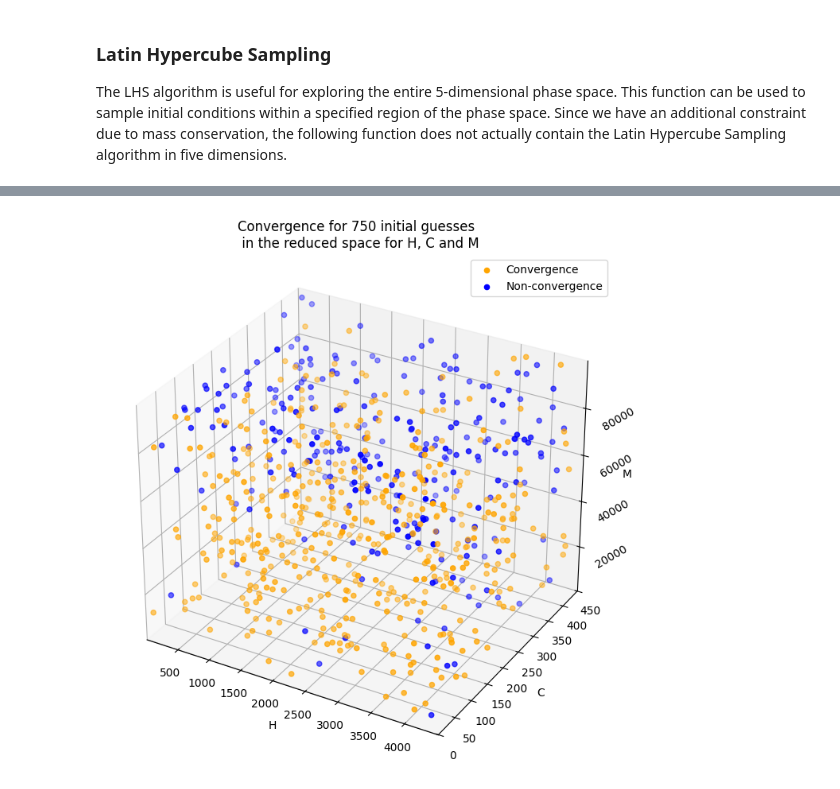
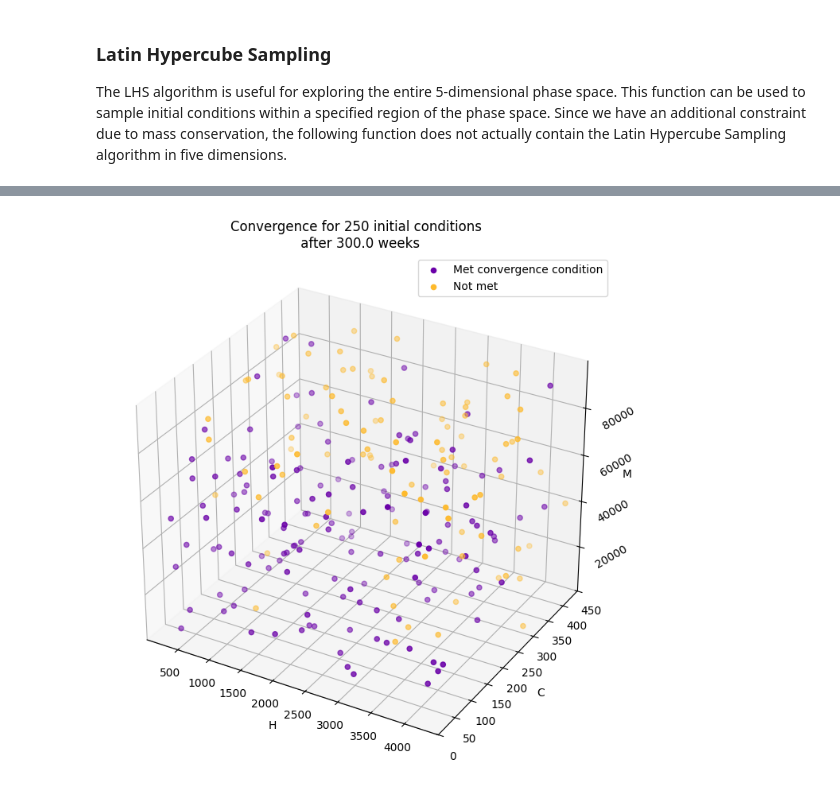
Before and after one commit to Nigritella/thesis_DMD, a Jupyter notebook: convergence_from_different_ic/convergence_from_different_ic.ipynb, the cells around one changed output, grey strips where cells are left out. Drawn from its saved outputs; the diff is of its cells as text; code cells hidden in the pictures.

```diff
--- a/convergence_from_different_ic/convergence_from_different_ic.ipynb
+++ b/convergence_from_different_ic/convergence_from_different_ic.ipynb
@@ -372,20 +356,27 @@ Plot the output of the simulation.
 fig, axes = plt.subplots(n_vars, 1, figsize=(10, 15), sharex=True)
 final = [final_H, final_C, final_M, final_N, final_D, final_R]
 
+cmap = plt.cm.plasma
+colors = cmap(np.linspace(0.35, 0.85, 2))
+color_1 = colors[0]
+color_2 = colors[1]
+
 for i in range(n_vars):
-    axes[i].scatter(sample[condition], final[i][condition], label='convergence', color='orange', marker='.')
-    axes[i].scatter(sample[~condition], final[i][~condition], label='non-convergence', color='blue', marker='.')
+    axes[i].scatter(sample[condition], final[i][condition], label='Met convergence condition', color=color_1, marker='.')
+    axes[i].scatter(sample[~condition], final[i][~condition], label='Not met', color=color_2, marker='.')
     axes[i].set_ylabel(labels[i])
     axes[i].grid(True)
 
 axes[-1].set_xlabel(f'{var}_initial_conditions')
 axes[0].legend()
 
-fig.suptitle(f'Values of the state variables at {t_max} in the first cell of the raw')
+fig.suptitle(f'Values of the state variables at {t_max} in the first cell of the row')
 plt.tight_layout()
 plt.subplots_adjust(top=0.95)
 
-#plt.savefig(f'variable_{var}i_convergence')
+file_name = f'variable_{var}i_convergence'
+file_path = os.path.join(directory, file_name)
+plt.savefig(file_path)
 
 plt.show()
 # %% [output]
@@ -555,34 +524,39 @@ save_to_csv(final_R, f'end_evolution_{t_max}', directory, 'R.csv')
 # %%
 fig = plt.figure(figsize=(10, 8))
 ax = fig.add_subplot(111, projection='3d')
 
+cmap = plt.cm.plasma
+colors = cmap(np.linspace(0.2, 0.85, 2))
+color_1 = colors[0]
+color_2 = colors[1]
+
 #Plot the initial conditions based on convergence conditions with different colours
-ax.scatter(i_c_H[condition], i_c_C[condition], i_c_M[condition], c='orange', marker='o', label='Convergence')
-ax.scatter(i_c_H[~condition], i_c_C[~condition], i_c_M[~condition], c='b', marker='o', label='Non-convergence')
+ax.scatter(i_c_H[condition], i_c_C[condition], i_c_M[condition], color=color_1, marker='o', label='Met convergence condition')
+ax.scatter(i_c_H[~condition], i_c_C[~condition], i_c_M[~condition], color=color_2, marker='o', label='Not met')
 
 ax.set_xlabel('H')
 ax.set_ylabel('C')
 ax.set_zlabel('M')
 
-ax.set_title(f'Convergence for {num_samples} initial guesses \n in the reduced space for H, C and M')
+ax.set_title(f'Convergence for {num_samples_3D} initial conditions \n after {t_max} weeks')
 ax.tick_params(axis='z', pad=10, labelrotation=30)
 
 #Zoom in on the region where the points are
 ax.set_xlim([min(i_c_H) - 1, max(i_c_H) + 1])
 ax.set_ylim([min(i_c_C) - 1, max(i_c_C) + 1])
 ax.set_zlim([min(i_c_M) - 1, max(i_c_M) + 1])
 
 ax.legend()
 
 fig.subplots_adjust(left=0.1, right=0.9, top=0.9, bottom=0.1)
 ax.set_box_aspect([1, 0.9, 0.8])
 
 filepath = directory + 'convergence_in_HCM.png'
 #plt.savefig(filepath)
 
 plt.show()
 # %% [output]
-[figure, old version]
+[figure, new version]
 # %%
 fig = plt.figure(figsize=(10, 8))
 ax = fig.add_subplot(111, projection='3d')
```
Also changed, not shown: parts of 7 cells of this notebook, 10 other files.
